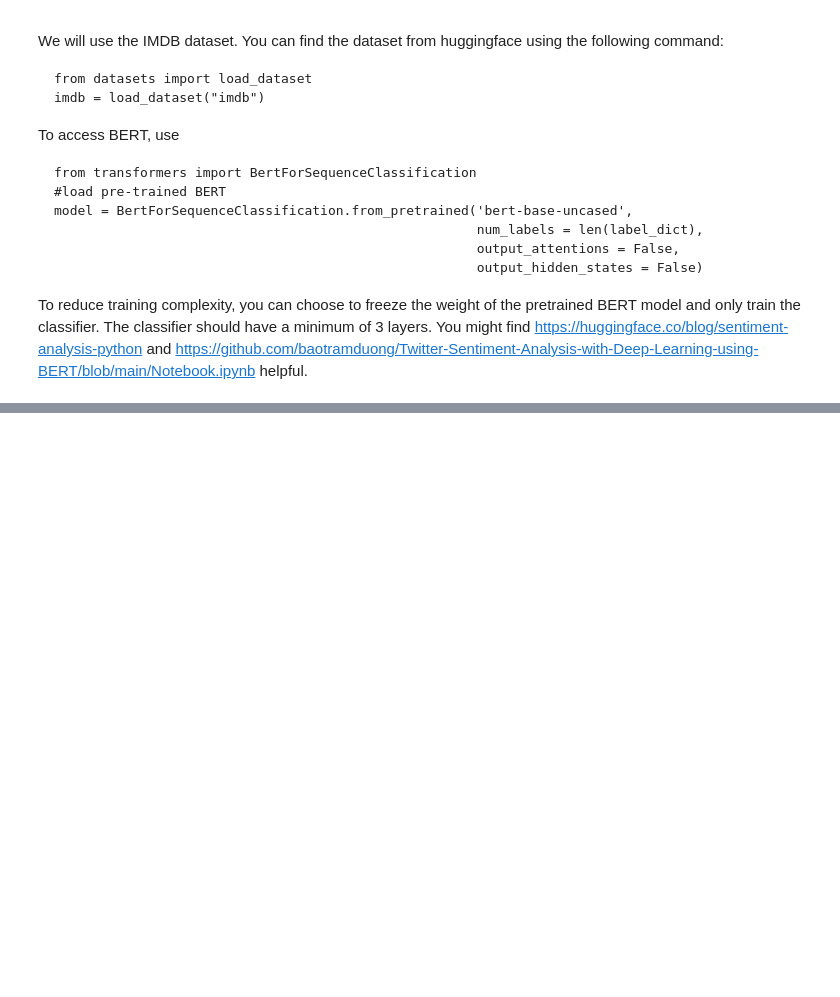
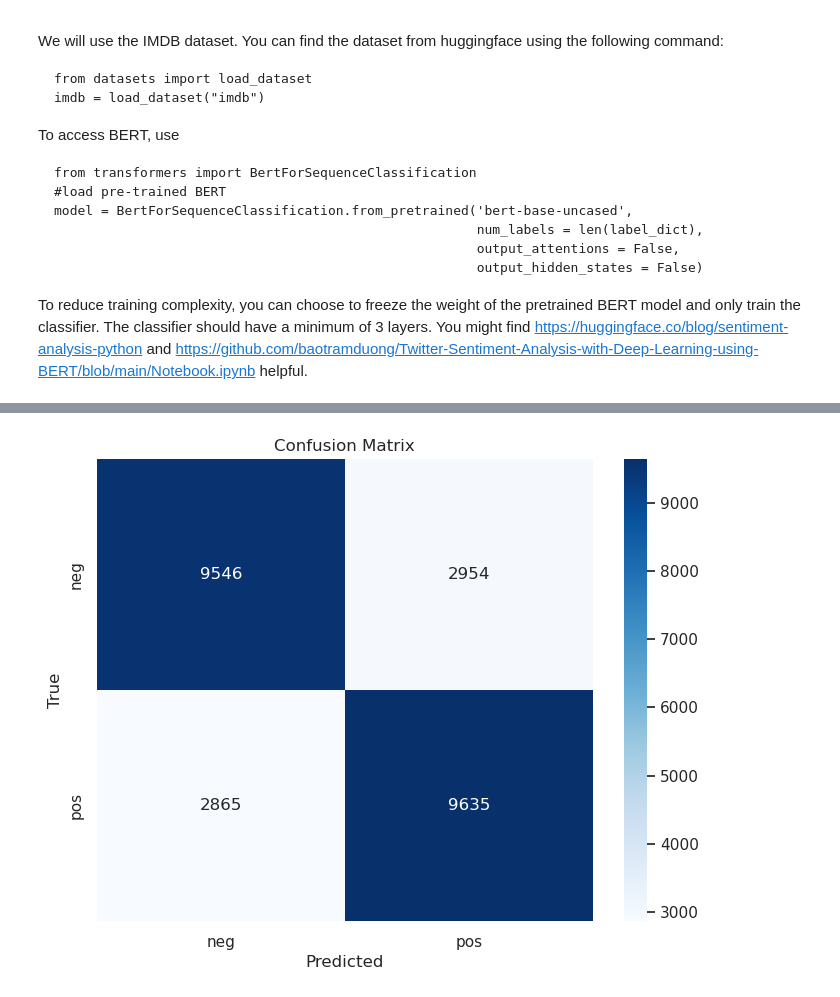
Before and after one commit to jinyi12/ECE689_Adv_DL_Sp2025, a Jupyter notebook: HW3/HW3.ipynb, the cells around one changed output, grey strips where cells are left out. Cells and saved outputs as stored; diff of their text form; code cells hidden in the pictures; blank space fills up the shorter version.

```diff
--- a/HW3/HW3.ipynb
+++ b/HW3/HW3.ipynb
@@ -178,0 +1087,31 @@ You might find https://huggingface.co/blog/sentiment-analysis-python and https:/
+# %%
+# Generate predictions on test set for analysis
+def get_predictions(model, data_loader, device):
+    model.eval()
+    predictions = []
+    true_labels = []
+
+    with torch.no_grad():
+        for input_ids, attention_mask, token_type_ids, labels in data_loader:
+            # Move data to device
+            input_ids = input_ids.to(device)
+            attention_mask = attention_mask.to(device)
+            token_type_ids = token_type_ids.to(device)
+
+            # Forward pass
+            outputs = model(
+                input_ids=input_ids,
+                attention_mask=attention_mask,
+                token_type_ids=token_type_ids
+            )
+
+            logits = outputs.logits
+            preds = torch.argmax(logits, dim=1).cpu().numpy()
+
+            predictions.extend(preds)
+            true_labels.extend(labels.cpu().numpy())
+
+    return np.array(predictions), np.array(true_labels)
+
+# Get predictions
+test_predictions, test_true_labels = get_predictions(model, val_loader, device)
@@ -178,0 +1134,14 @@ You might find https://huggingface.co/blog/sentiment-analysis-python and https:/
+# %%
+# Visualize confusion matrix
+from sklearn.metrics import confusion_matrix
+import seaborn as sns
+
+cm = confusion_matrix(test_true_labels, test_predictions)
+plt.figure(figsize=(8, 6))
+sns.heatmap(cm, annot=True, fmt='d', cmap='Blues', xticklabels=label_dict, yticklabels=label_dict)
+plt.xlabel('Predicted')
+plt.ylabel('True')
+plt.title('Confusion Matrix')
+plt.show()
+# %% [output]
+[figure, added]
```
Also changed, not shown: parts of 14 cells of this notebook, 1 other file.
